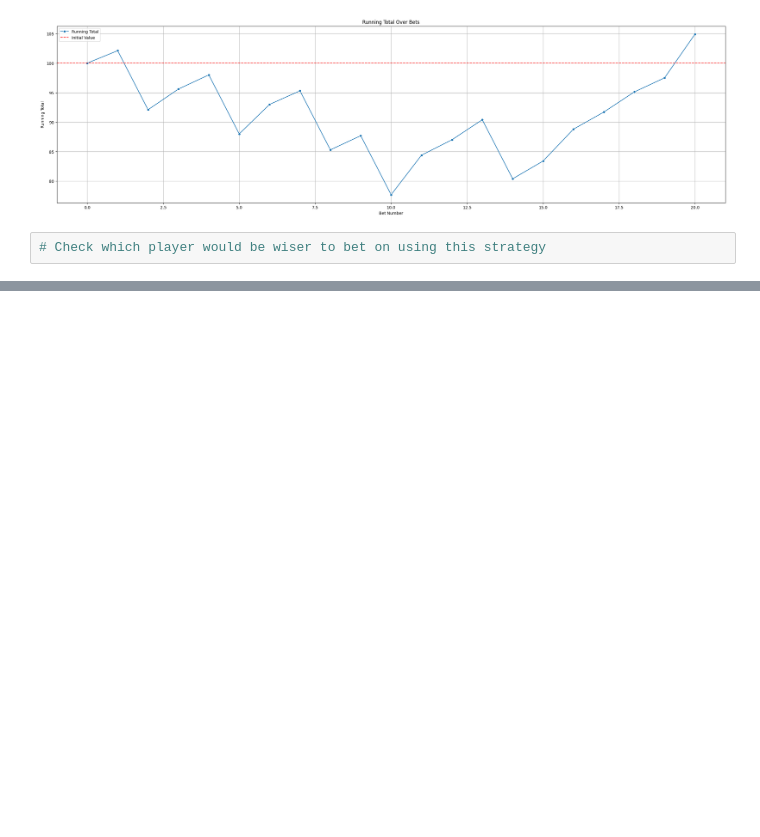
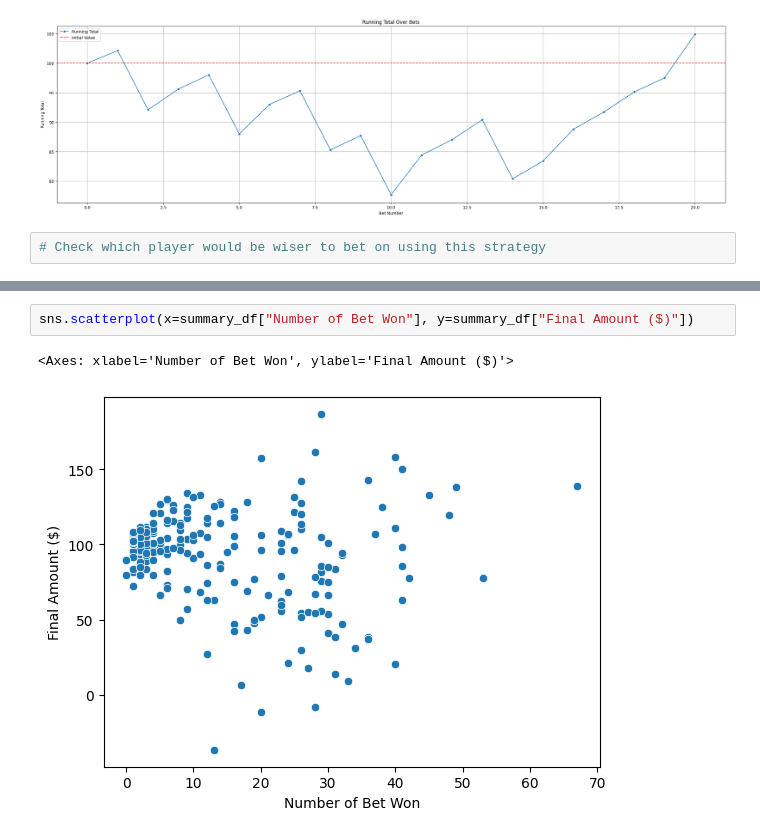
Before and after one commit to zediogocastro/smart-tennis-bet, a Jupyter notebook: simple_analytics.ipynb, the cells around one changed output, grey strips where cells are left out. Cells and saved outputs as stored; diff of their text form; blank space fills up the shorter version.

```diff
--- a/simple_analytics.ipynb
+++ b/simple_analytics.ipynb
@@ -297,0 +361,5 @@ plot_running_total_with_initial_value(df_r)
+# %%
+sns.scatterplot(x=summary_df["Number of Bet Won"], y=summary_df["Final Amount ($)"])
+# %% [output]
+<Axes: xlabel='Number of Bet Won', ylabel='Final Amount ($)'>
+[figure, added]
```
Also changed, not shown: parts of 12 cells of this notebook, 1 other file.
